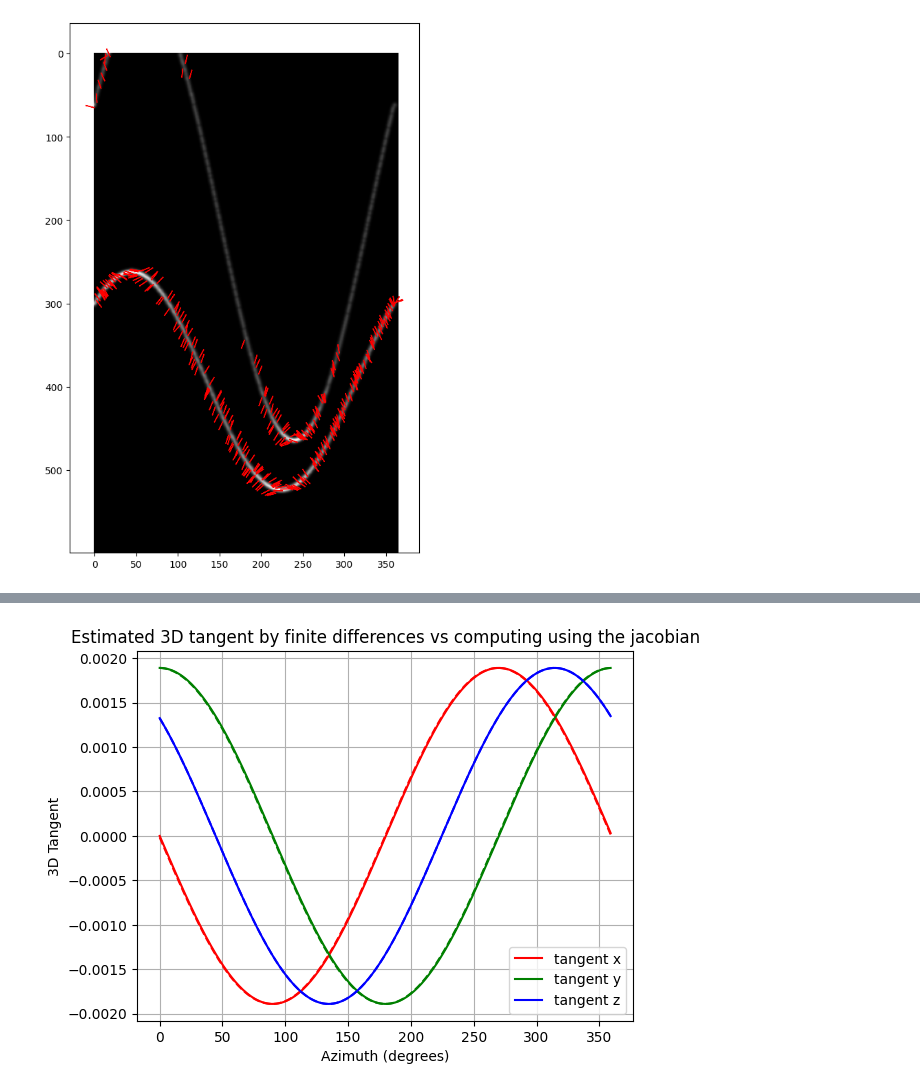
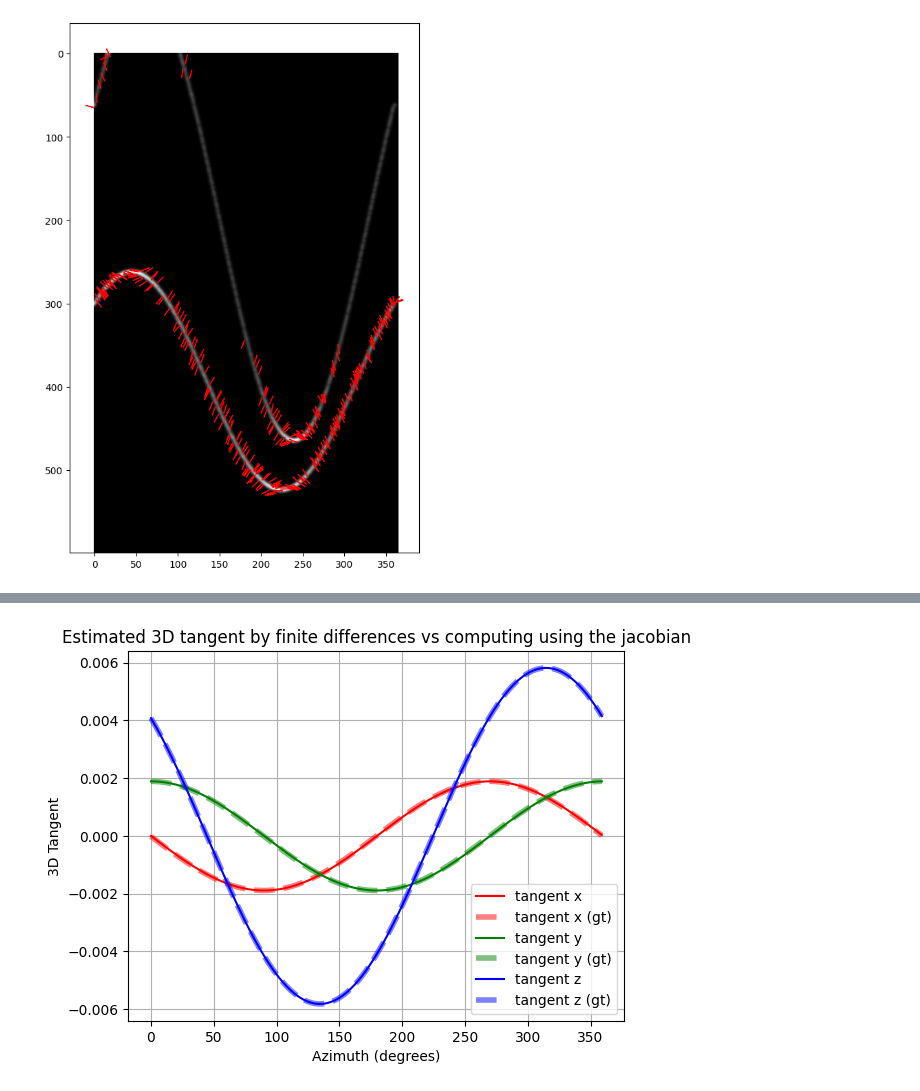
Before and after one commit to balthazarneveu/geosciences, a Jupyter notebook: TP_4/planes_synthesis.ipynb, the cells around one changed output, grey strips where cells are left out. Drawn from its saved outputs; the diff is of its cells as text; code cells hidden in the pictures.

```diff
--- a/TP_4/planes_synthesis.ipynb
+++ b/TP_4/planes_synthesis.ipynb
@@ -161,25 +164,25 @@ plt.show()
 # %%
 batch_idx, element_idx = 0, 0
 # There's no obvious way to compute the jacobian per batch element, so ... loop over the elements
 # There's a hacky solution proposed in pytorch forums, but it's not clear if it's correct
 # https://discuss.pytorch.org/t/computing-batch-jacobian-efficiently/80771
 estimated_grad_list = []
-tangent3d = (p3D[..., 1:, :] - p3D[..., :-1, :])
+tangent3d = (p3D_gt[..., 1:, :] - p3D_gt[..., :-1, :])
 for element_idx in range(azimuth_coordinates_phi.shape[1]-1):
     azi, alt = azimuth_coordinates_phi[batch_idx, element_idx], altitude_z[batch_idx, element_idx]
     delta_azi = azimuth_coordinates_phi[batch_idx, element_idx+1] - azimuth_coordinates_phi[batch_idx, element_idx]
     delta_alt = altitude_z[batch_idx, element_idx+1] - altitude_z[batch_idx, element_idx]
     estimated_grad = image_vector_to_3d_plane_tangent(azi, alt, delta_azi, delta_alt)
     estimated_grad_list.append(estimated_grad)
 estimated_grad_list = torch.stack(estimated_grad_list)
 for dim_idx, dim_name, dim_color  in zip(range(3), "xyz", "rgb"):
     plt.plot(torch.rad2deg(azimuth_coordinates_phi[batch_idx,:-1]), estimated_grad_list[:, dim_idx], color=dim_color, label=f"tangent {dim_name}")
-    plt.plot(torch.rad2deg(azimuth_coordinates_phi[batch_idx,:-1]), tangent3d[0,  :, dim_idx], "--", color=dim_color)
+    plt.plot(torch.rad2deg(azimuth_coordinates_phi[batch_idx,:-1]), tangent3d[0,  :, dim_idx], "--", color=dim_color, linewidth=4, alpha=0.5, label=f"tangent {dim_name} (gt)")
 plt.xlabel("Azimuth (degrees)")
 plt.ylabel("3D Tangent")
 plt.legend()
 plt.grid()
 plt.title("Estimated 3D tangent by finite differences vs computing using the jacobian")
 plt.show()
 # %% [output]
-[figure, old version]
+[figure, new version]
```
Also changed, not shown: parts of 2 cells of this notebook.
